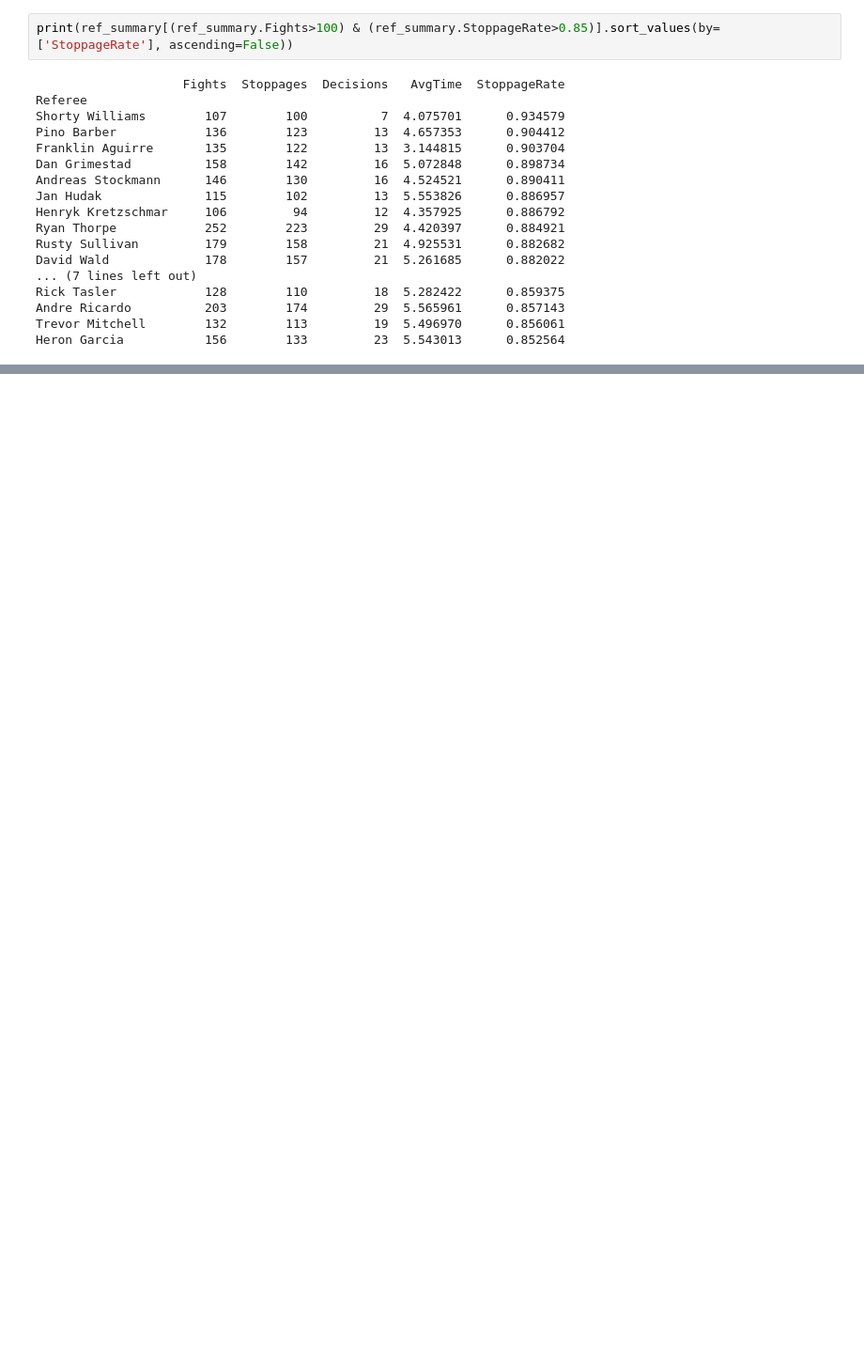
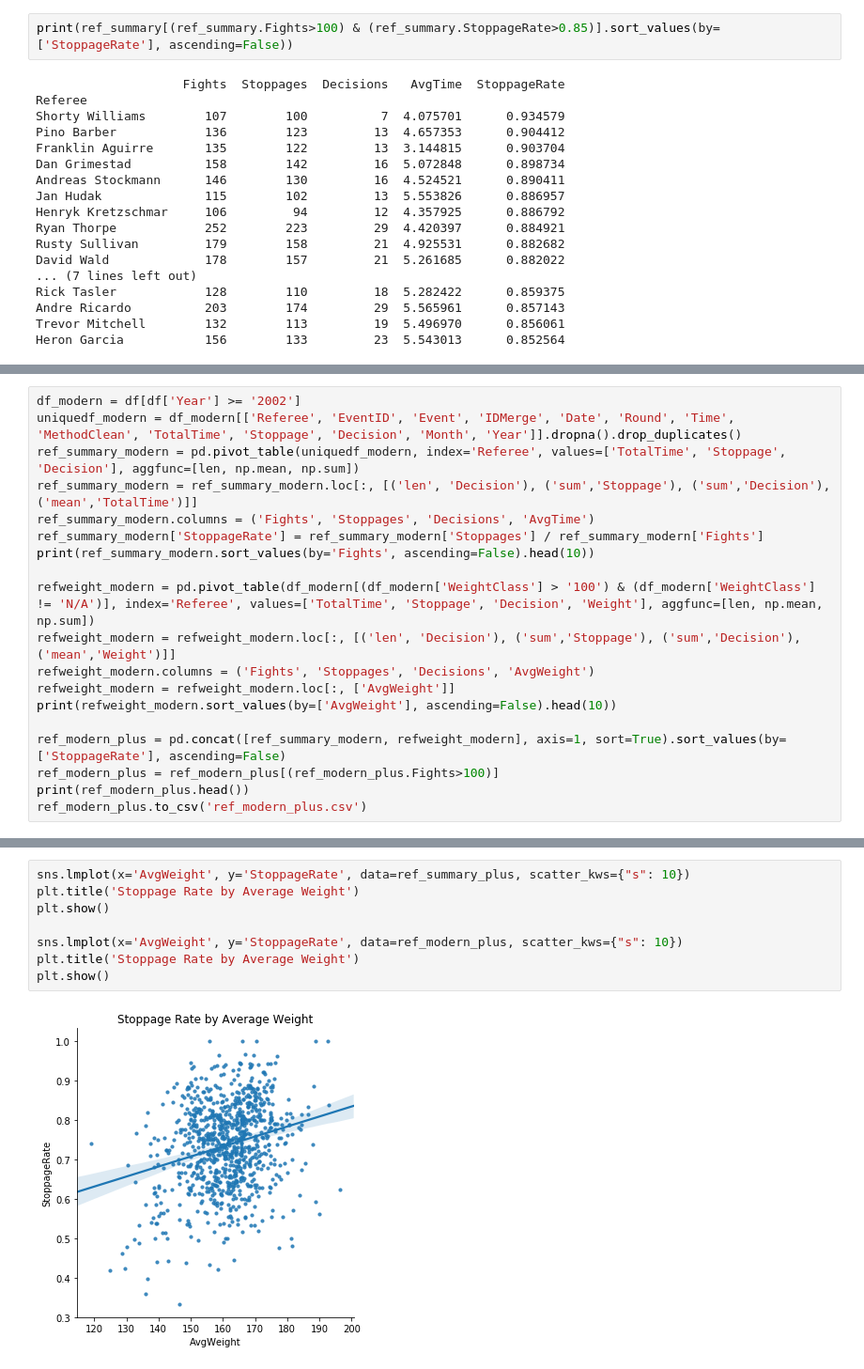
Before and after one commit to elfudge35/Capstone1, a Jupyter notebook: Capstone1Temp.ipynb, the cells around one changed output, grey strips where cells are left out. Shown at 94% size. Saved outputs shown, nothing was run; the diff lists cells and outputs as text; blank space fills up the shorter version.

```diff
--- a/Capstone1Temp.ipynb
+++ b/Capstone1Temp.ipynb
@@ -233,0 +339,19 @@ Heron Garcia           156        133         23  5.543013      0.852564
+# %%
+df_modern = df[df['Year'] >= '2002']
+uniquedf_modern = df_modern[['Referee', 'EventID', 'Event', 'IDMerge', 'Date', 'Round', 'Time', 'MethodClean', 'TotalTime', 'Stoppage', 'Decision', 'Month', 'Year']].dropna().drop_duplicates()
+ref_summary_modern = pd.pivot_table(uniquedf_modern, index='Referee', values=['TotalTime', 'Stoppage', 'Decision'], aggfunc=[len, np.mean, np.sum])
+ref_summary_modern = ref_summary_modern.loc[:, [('len', 'Decision'), ('sum','Stoppage'), ('sum','Decision'), ('mean','TotalTime')]]
+ref_summary_modern.columns = ('Fights', 'Stoppages', 'Decisions', 'AvgTime')
+ref_summary_modern['StoppageRate'] = ref_summary_modern['Stoppages'] / ref_summary_modern['Fights']
+print(ref_summary_modern.sort_values(by='Fights', ascending=False).head(10))
+
+refweight_modern = pd.pivot_table(df_modern[(df_modern['WeightClass'] > '100') & (df_modern['WeightClass'] != 'N/A')], index='Referee', values=['TotalTime', 'Stoppage', 'Decision', 'Weight'], aggfunc=[len, np.mean, np.sum])
+refweight_modern = refweight_modern.loc[:, [('len', 'Decision'), ('sum','Stoppage'), ('sum','Decision'), ('mean','Weight')]]
+refweight_modern.columns = ('Fights', 'Stoppages', 'Decisions', 'AvgWeight')
+refweight_modern = refweight_modern.loc[:, ['AvgWeight']]
+print(refweight_modern.sort_values(by=['AvgWeight'], ascending=False).head(10))
+
+ref_modern_plus = pd.concat([ref_summary_modern, refweight_modern], axis=1, sort=True).sort_values(by=['StoppageRate'], ascending=False)
+ref_modern_plus = ref_modern_plus[(ref_modern_plus.Fights>100)]
+print(ref_modern_plus.head())
+ref_modern_plus.to_csv('ref_modern_plus.csv')
@@ -233,0 +376,10 @@ Heron Garcia           156        133         23  5.543013      0.852564
+# %%
+sns.lmplot(x='AvgWeight', y='StoppageRate', data=ref_summary_plus, scatter_kws={"s": 10})
+plt.title('Stoppage Rate by Average Weight')
+plt.show()
+
+sns.lmplot(x='AvgWeight', y='StoppageRate', data=ref_modern_plus, scatter_kws={"s": 10})
+plt.title('Stoppage Rate by Average Weight')
+plt.show()
+# %% [output]
+[figure, added]
```
Also changed, not shown: parts of 31 cells of this notebook.
